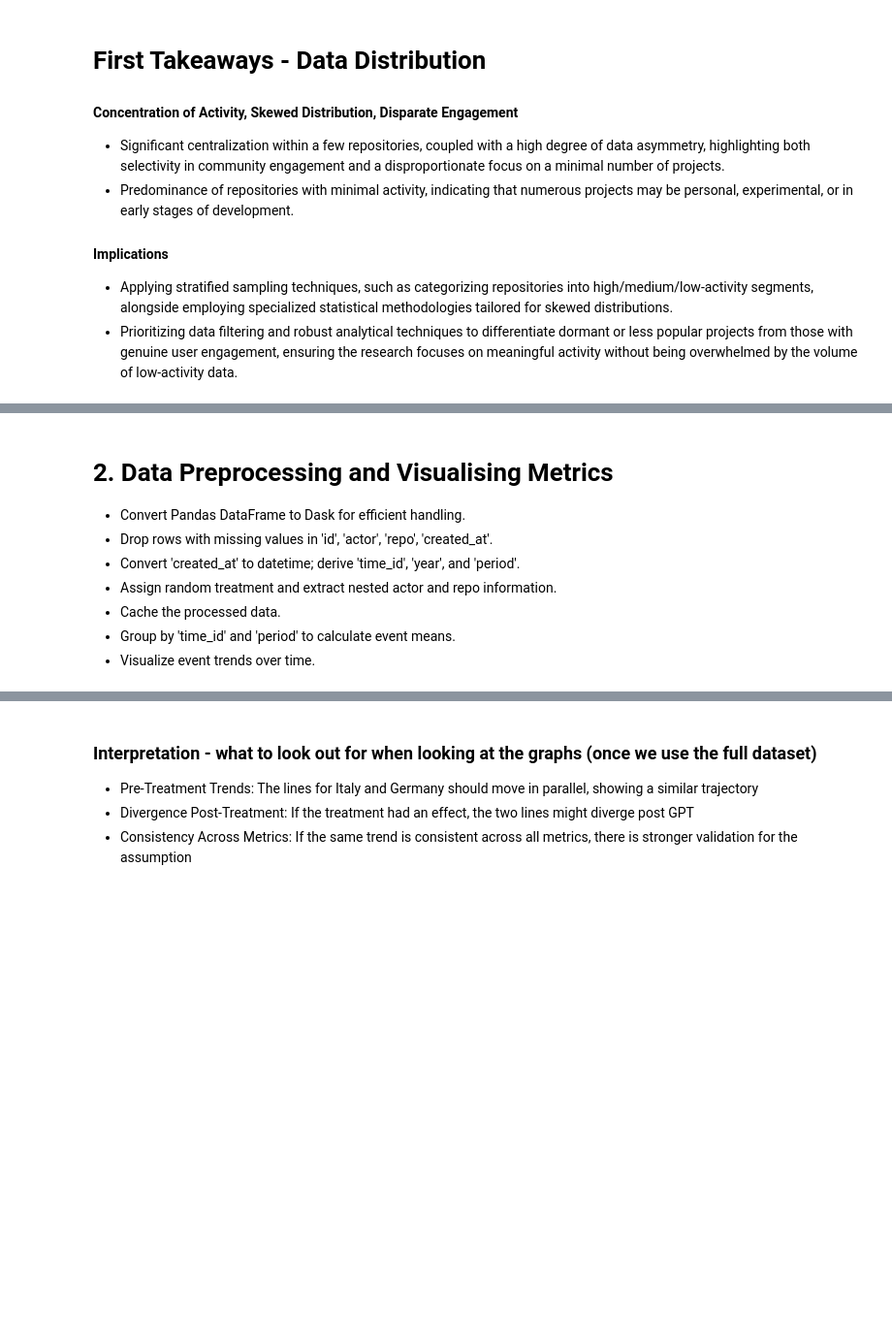
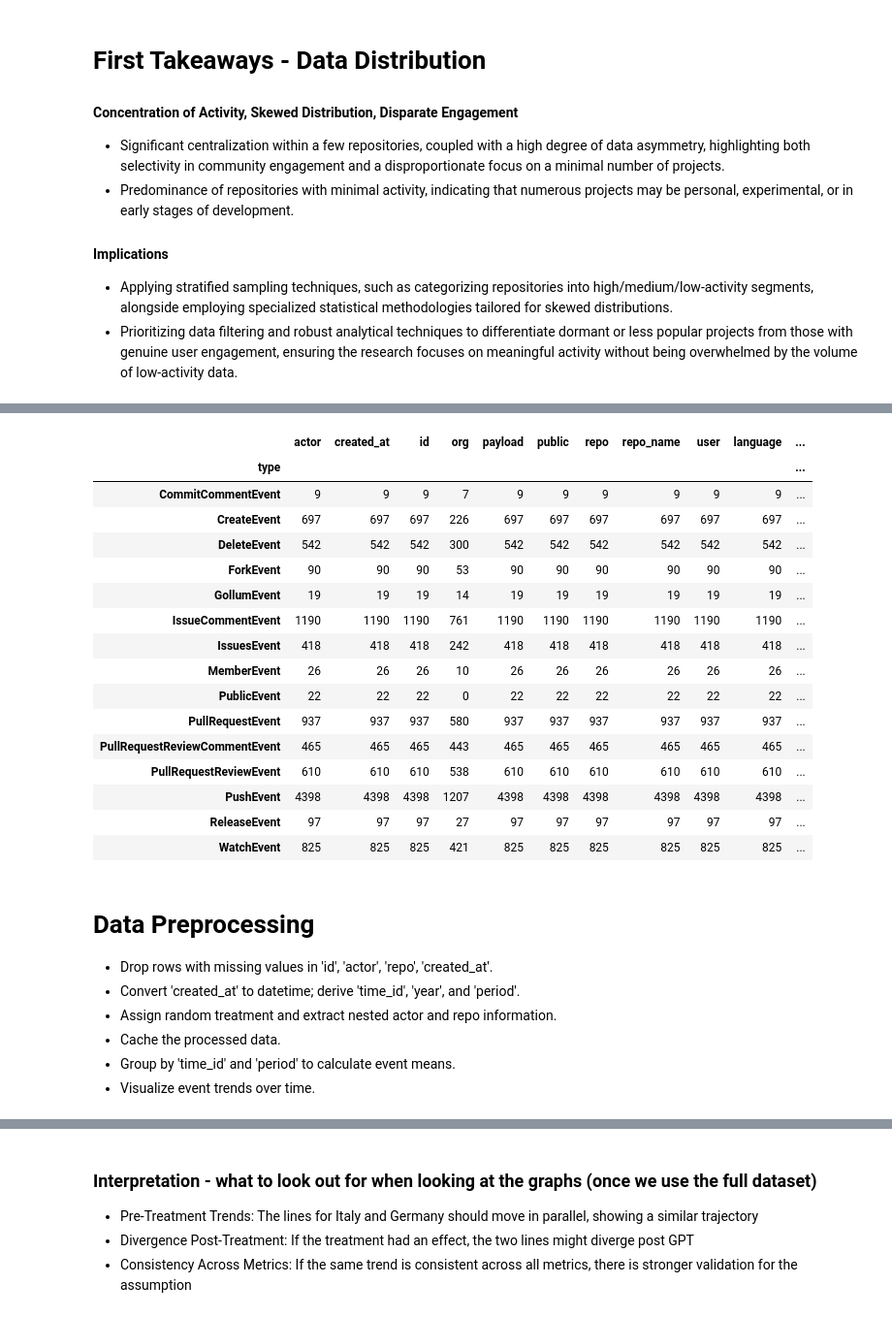
Before and after one commit to Nik-mundt/Work_Project, a Jupyter notebook: Collaboration_Variable.ipynb, the cells around one changed output, grey strips where cells are left out. Shown at 97% size. Saved outputs shown, nothing was run; the diff lists cells and outputs as text; code cells hidden in the pictures; blank space fills up the shorter version.

```diff
--- a/Collaboration_Variable.ipynb
+++ b/Collaboration_Variable.ipynb
@@ -202,6 +134,27 @@ memory usage: 60.1+ MB
+# %%
+# First, let's group by 'type' and sum the numerical columns.
+grouped = DE_IT_commits.groupby('type').count()
+grouped
+# %% [output]
+|  | actor | created_at | id | org | payload | public | repo | repo_name | user | language | ... |
+| type |  |  |  |  |  |  |  |  |  |  | ... |
+| CommitCommentEvent | 9 | 9 | 9 | 7 | 9 | 9 | 9 | 9 | 9 | 9 | ... |
+| CreateEvent | 697 | 697 | 697 | 226 | 697 | 697 | 697 | 697 | 697 | 697 | ... |
+| DeleteEvent | 542 | 542 | 542 | 300 | 542 | 542 | 542 | 542 | 542 | 542 | ... |
+| ForkEvent | 90 | 90 | 90 | 53 | 90 | 90 | 90 | 90 | 90 | 90 | ... |
+| GollumEvent | 19 | 19 | 19 | 14 | 19 | 19 | 19 | 19 | 19 | 19 | ... |
+| IssueCommentEvent | 1190 | 1190 | 1190 | 761 | 1190 | 1190 | 1190 | 1190 | 1190 | 1190 | ... |
+| IssuesEvent | 418 | 418 | 418 | 242 | 418 | 418 | 418 | 418 | 418 | 418 | ... |
+| MemberEvent | 26 | 26 | 26 | 10 | 26 | 26 | 26 | 26 | 26 | 26 | ... |
+| PublicEvent | 22 | 22 | 22 | 0 | 22 | 22 | 22 | 22 | 22 | 22 | ... |
+| PullRequestEvent | 937 | 937 | 937 | 580 | 937 | 937 | 937 | 937 | 937 | 937 | ... |
+| PullRequestReviewCommentEvent | 465 | 465 | 465 | 443 | 465 | 465 | 465 | 465 | 465 | 465 | ... |
+| PullRequestReviewEvent | 610 | 610 | 610 | 538 | 610 | 610 | 610 | 610 | 610 | 610 | ... |
+| PushEvent | 4398 | 4398 | 4398 | 1207 | 4398 | 4398 | 4398 | 4398 | 4398 | 4398 | ... |
+| ReleaseEvent | 97 | 97 | 97 | 27 | 97 | 97 | 97 | 97 | 97 | 97 | ... |
+| WatchEvent | 825 | 825 | 825 | 421 | 825 | 825 | 825 | 825 | 825 | 825 | ... |
 # %% [markdown]
-# 2. Data Preprocessing and Visualising Metrics
-- Convert Pandas DataFrame to Dask for efficient handling.
+# Data Preprocessing
 - Drop rows with missing values in 'id', 'actor', 'repo', 'created_at'.
 - Convert 'created_at' to datetime; derive 'time_id', 'year', and 'period'.
 - Assign random treatment and extract nested actor and repo information.
```
Also changed, not shown: parts of 33 cells of this notebook.
